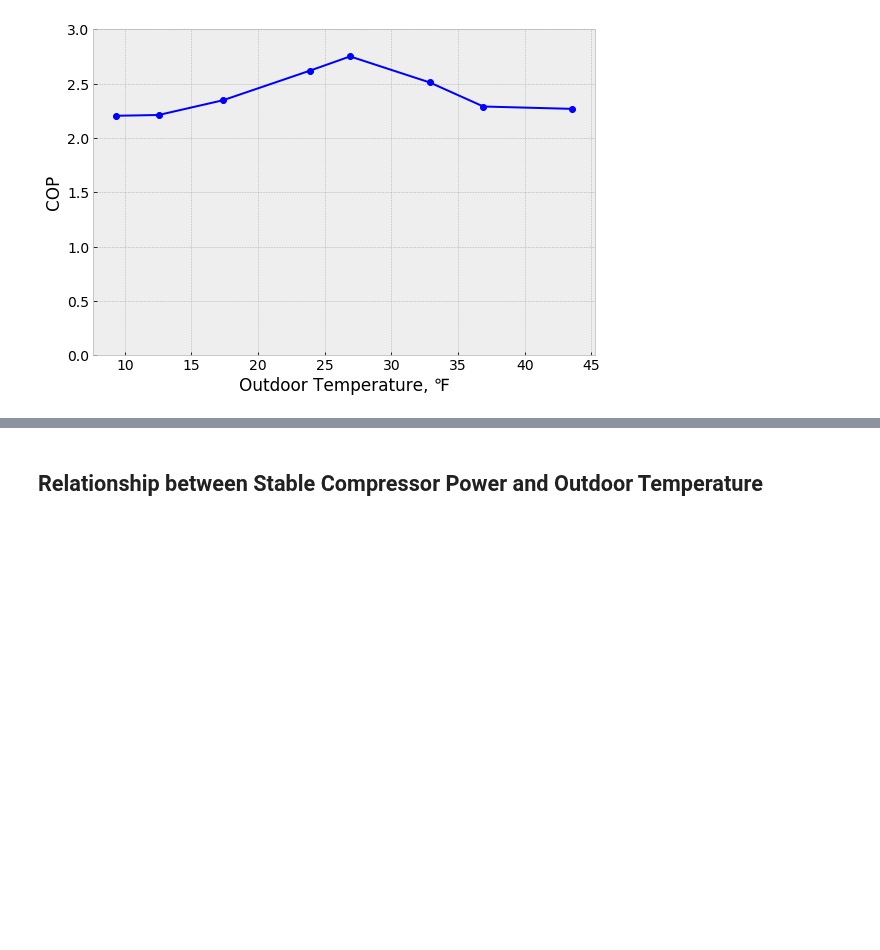
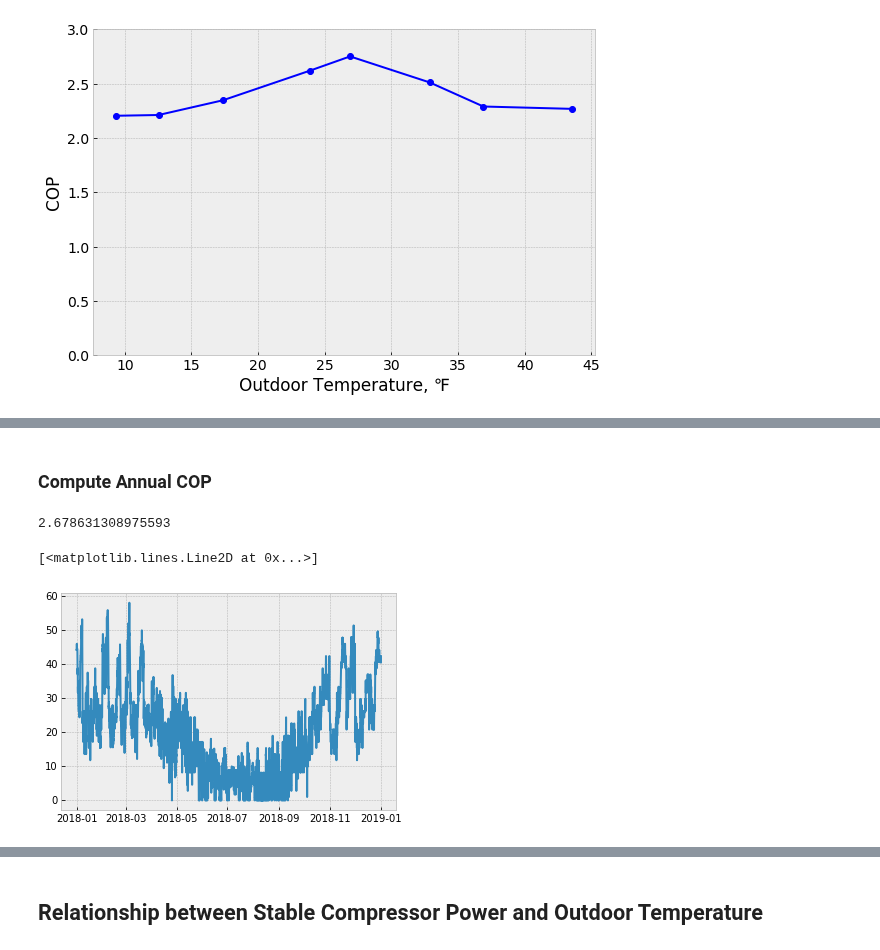
Before and after one commit to alanmitchell/heat-pump-study, a Jupyter notebook: field_studies/kaluza/kaluza.ipynb, the cells around one changed output, grey strips where cells are left out. Saved outputs shown, nothing was run; the diff lists cells and outputs as text; code cells hidden in the pictures; blank space fills up the shorter version.

Commit message:
Added annual COP analysis for Kaluza Heat Pump

```diff
--- a/field_studies/kaluza/kaluza.ipynb
+++ b/field_studies/kaluza/kaluza.ipynb
@@ -373,3 +374,6 @@ dfr['field_study'] = True
 dfr.to_pickle('temp_cop_kaluza_remote.pkl')
 # %% [output]
 [figure]
+# %%
+temp_cop_external = list(zip(dfr.temperature, dfr.cop))
+temp_cop_external
@@ -388,0 +415,46 @@ dfr.to_pickle('temp_cop_kaluza.pkl')
+# %% [markdown]
+### Compute Annual COP
+# %%
+# Used to read TMY3 file
+base_url = 'http://ak-energy-data.analysisnorth.com/'
+
+def get_df(file_path):
+    """Returns a Pandas DataFrame that is found at the 'file_path'
+    below the Base URL for accessing data.  The 'file_path' should end
+    with '.pkl' and points to a pickled, compressed (bz2), Pandas DataFrame.
+    """
+    b = requests.get(urllib.parse.urljoin(base_url, file_path)).content
+    df = pd.read_pickle(io.BytesIO(b), compression='bz2')
+    return df
+# %%
+# Function to calculate annual COP
+def cop_annual(temp_cop_points, df_tmy, balance_temp):
+    # Extend temperature/cop points to cold and warm temperatures.
+    # Not very relevant for this data set as few important temperatures
+    # outside the bounds
+    t_c_mod = temp_cop_points.copy()
+    t_c_mod.insert(0, (-10, 1.0))    # linear down to cop = 1 at -10 F
+    t_c_mod.append((70, t_c_mod[-1][1]))   # Extend last COP out to 70 F
+    # split into separate temperature and COP arrays
+    temps, cops = zip(*t_c_mod)
+    # Make an hourly array of cops by interpolating COP values from outdoor
+    # temperatures
+    cop_hourly = np.interp(df_tmy.db_temp, temps, cops)
+
+    load_hourly = balance_temp - df_tmy.db_temp
+    load_hourly = load_hourly.where(load_hourly > 0.0, 0.0)
+    elec_hourly = load_hourly / cop_hourly
+
+    cop_avg = sum(load_hourly) / sum(elec_hourly)
+
+    return cop_avg, cop_hourly, load_hourly
+# %%
+tmy3_id = 702770    # Seward
+df_tmy = get_df(f'wx/tmy3/proc/{tmy3_id}.pkl')
+cop_avg, cops, loads = cop_annual(temp_cop_external, df_tmy, 60)
+print(cop_avg)
+plot(loads)
+# %% [output]
+2.678631308975593
+[<matplotlib.lines.Line2D at 0x...>]
+[figure, added]
```
Also changed, not shown: parts of 4 cells of this notebook.
